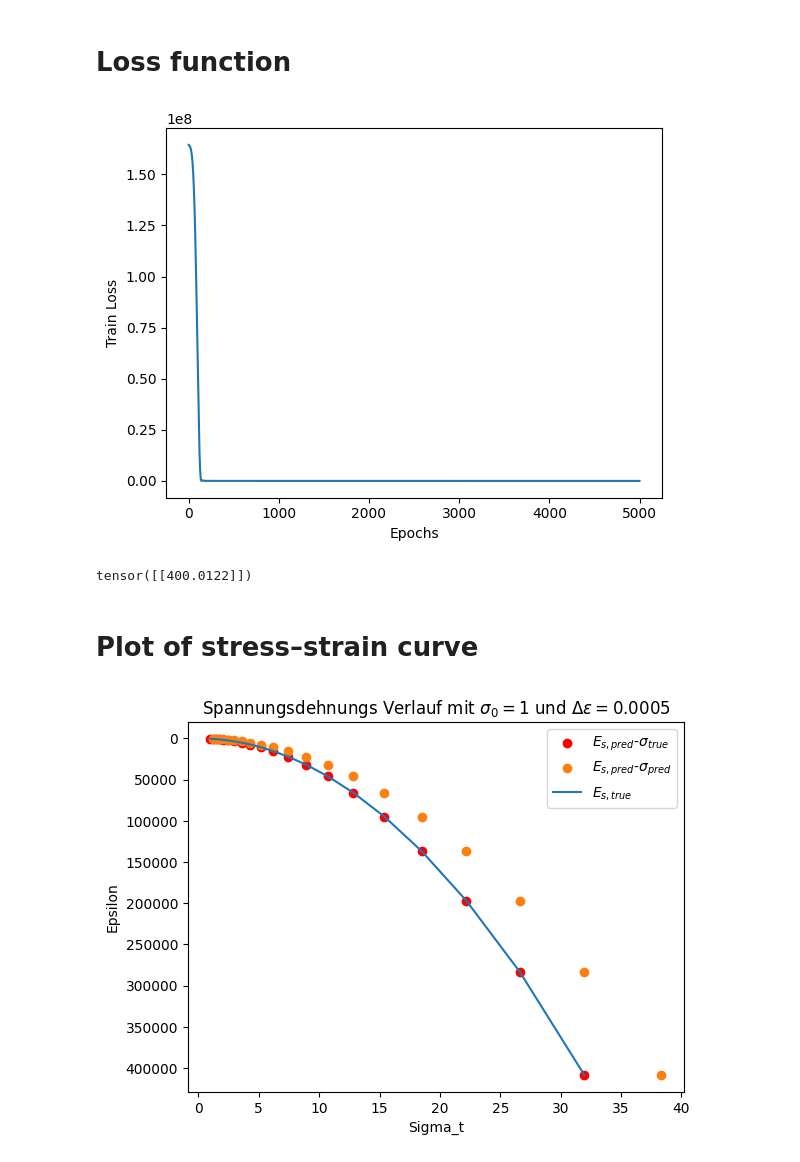
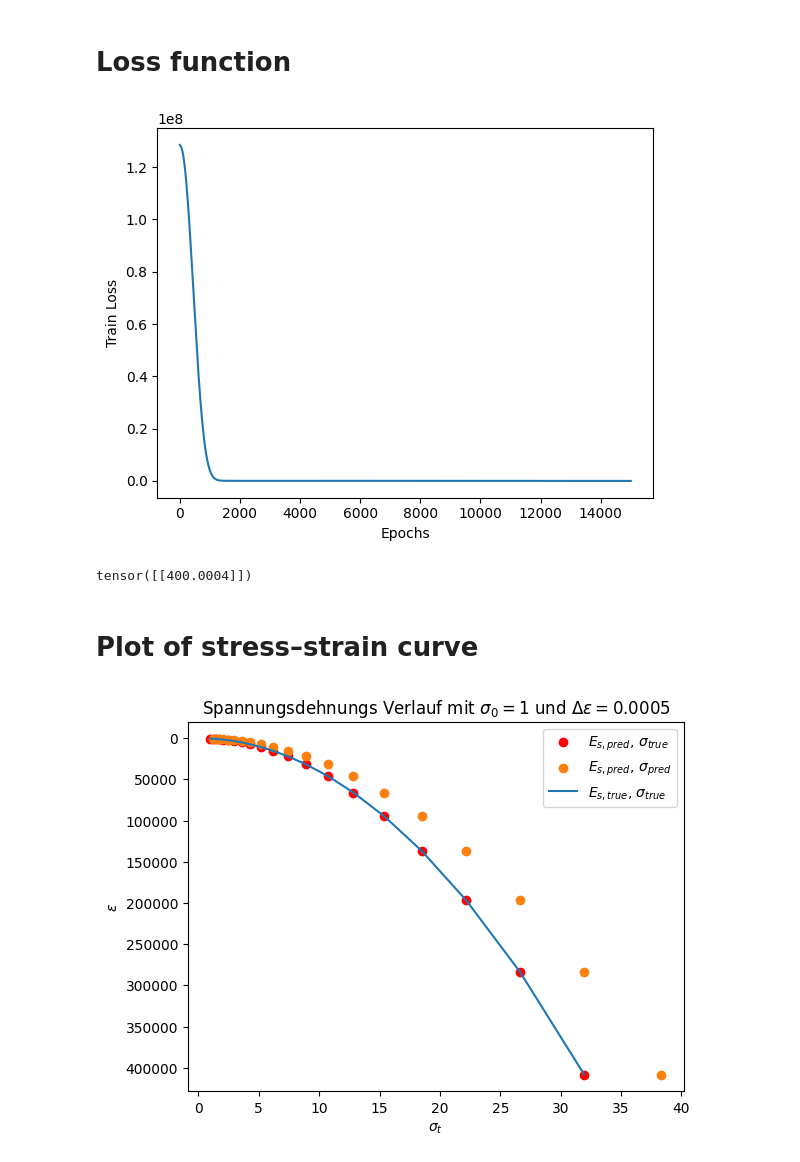
Before and after one commit to BesT1CooKie1/nn_oedometer, a Jupyter notebook: 01_oedometer_pytorch.ipynb, the cells around one changed output. Saved outputs shown, nothing was run; the diff lists cells and outputs as text; code cells hidden in the pictures.

```diff
--- a/01_oedometer_pytorch.ipynb
+++ b/01_oedometer_pytorch.ipynb
@@ -105,4 +105,21 @@ tensor_input_df
 100 rows × 2 columns
 # %% [markdown]
 # Define SimpleRegressor Model
+# %%
+import torch.nn as nn
+import torch.optim as optim
+
+
+class SimpleRegressor(nn.Module):
+    def __init__(self):
+        super(SimpleRegressor, self).__init__()
+        self.model = nn.Sequential(
+            nn.Linear(1, 2),
+            nn.Linear(2, 1),
+        )
+
+    def forward(self, x):
+        return self.model(x)
+
+model = SimpleRegressor()
 # %%
@@ -131,7 +148,7 @@ model = SimpleRegressor()
 loss_fn = nn.MSELoss()
 optimizer = optim.Adam(model.parameters(), lr=0.01)
 
-epochs = 5000
+epochs = 15000
 loss_history = []
 for epoch in range(epochs):
     model.train()
@@ -172,7 +189,7 @@ plt.xlabel('Epochs')
 plt.ylabel('Train Loss')
 plt.show()
 # %% [output]
-[figure, old version]
+[figure, new version]
 # %%
 pred_input = torch.tensor([1.0], dtype=torch.float).unsqueeze(-1)
 
@@ -182,7 +199,7 @@ with torch.no_grad():
 
 print(pred)
 # %% [output]
-tensor([[400.0122]])
+tensor([[400.0004]])
 # %% [markdown]
 # Plot of stress–strain curve
 # %%
@@ -197,36 +214,39 @@ def plot_result(iterations=20, start_sigma=1, delta_epsilon=0.0005):
 
     oedo = Oedometer(**oedo_para)
     sigma_true = oedo.sigma_t
     e_s_true = oedo.e_s
 
     # print(sigma_true)
     # print(e_s_true)
     model.eval()
     e_s_pred = []
     e_s_true_plot = []
     sigma_t = start_sigma
     sigma_pred = []
+    pred_list = []
     with torch.no_grad():
         for i in range(iterations):
             sigma_true_tensor = torch.tensor(sigma_true[i], dtype=torch.float).unsqueeze(-1)
             pred = model(sigma_true_tensor)
             e_s_pred.append(pred * sigma_true[i])
             e_s_true_plot.append(e_s_true[i] * sigma_true[i])
-
             sigma_t = sigma_t + pred * delta_epsilon
             sigma_pred.append(sigma_t)
+            pred_list.append(pred)
+
     # Plot der Losskurve
-    plt.scatter(sigma_true, e_s_pred, label='$E_{s,pred}$-$\sigma_{true}$').set_color("red")
-    plt.scatter(sigma_pred, e_s_pred, label='$E_{s,pred}$-$\sigma_{pred}$')
-    plt.plot(sigma_true, e_s_true_plot, label='$E_{s,true}$')
+    plt.scatter(sigma_true, e_s_pred, label='$E_{s,pred}$, $\sigma_{true}$').set_color("red")
+    plt.scatter(sigma_pred, e_s_pred, label='$E_{s,pred}$, $\sigma_{pred}$')
+    plt.plot(sigma_true, e_s_true_plot, label='$E_{s,true}$, $\sigma_{true}$')
 
     plt.gca().invert_yaxis()
     plt.xlabel('$\sigma_t$')
     plt.ylabel('$\epsilon$')
     plt.title(f'Spannungsdehnungs Verlauf mit $\sigma_0={start_sigma}$ und $\Delta\epsilon=0.0005$')
     plt.legend()
     plt.show()
 
-plot_result()
+    return e_s_true, pred_list
+e_s_true, e_s_pred = plot_result()
 # %% [output]
-[figure, old version]
+[figure, new version]
```
Also changed, not shown: parts of 5 cells of this notebook, 7 other files.
